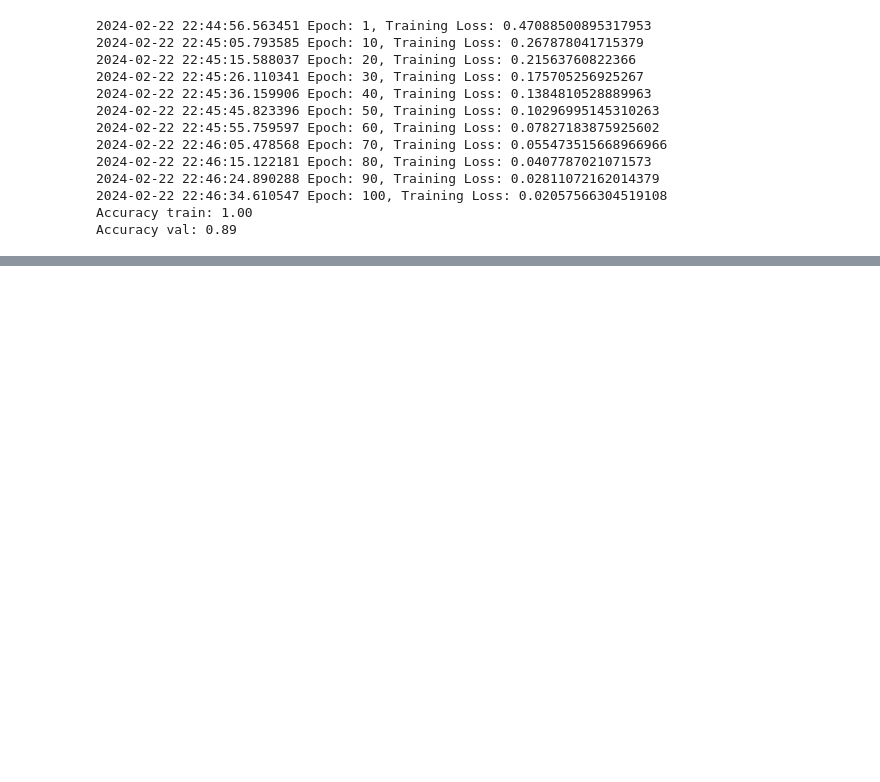
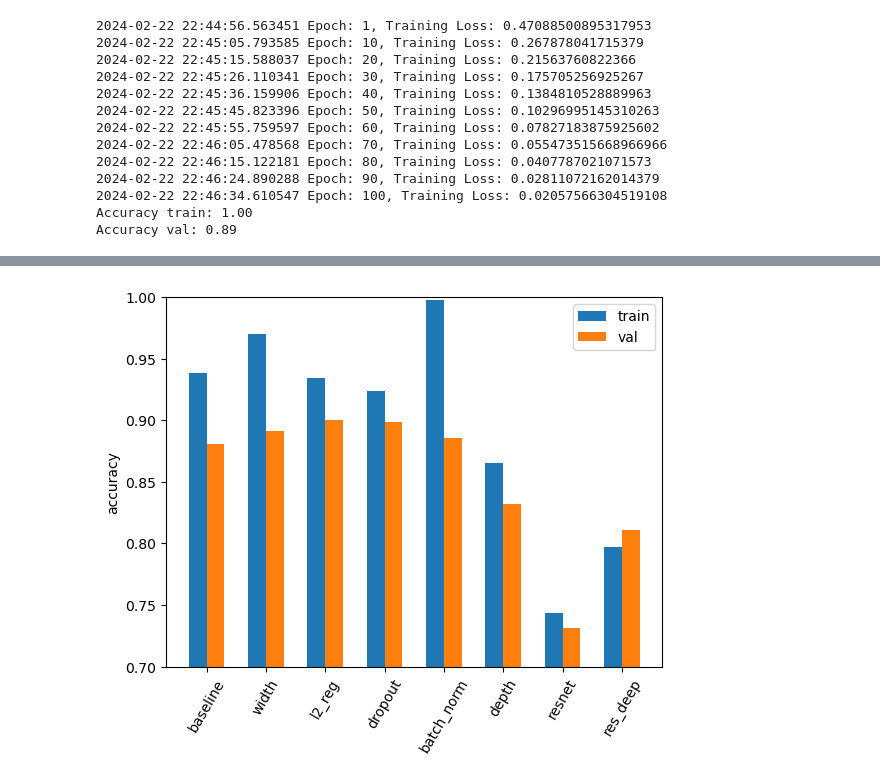
Before and after one commit to kamal-tanwar/dl-with-pytorch, a Jupyter notebook: p1ch8/convolution.ipynb, the cells around one changed output, grey strips where cells are left out. Drawn from its saved outputs; the diff is of its cells as text; code cells hidden in the pictures; blank space fills up the shorter version.

```diff
--- a/p1ch8/convolution.ipynb
+++ b/p1ch8/convolution.ipynb
@@ -559,0 +700,17 @@ Accuracy val: 0.89
+# %%
+model = NetResDeep(n_chl=32, n_blocks=100).to(device=device)
+optimizer = torch.optim.SGD(model.parameters(), lr=1e-2)
+loss_fn = nn.CrossEntropyLoss()
+
+
+model.train()
+training_loop(
+    100,
+    optimizer,
+    model,
+    loss_fn,
+    train_loader
+)
+
+model.eval()
+all_acc_dict['res_deep'] = validate(model, train_loader, val_loader)
@@ -559,0 +731,18 @@ Accuracy val: 0.89
+# %%
+import numpy as np
+
+trn_acc = [v['train'] for k, v in all_acc_dict.items()]
+val_acc = [v['val'] for k, v in all_acc_dict.items()]
+
+width =0.3
+plt.bar(np.arange(len(trn_acc)), trn_acc, width=width, label='train')
+plt.bar(np.arange(len(val_acc))+ width, val_acc, width=width, label='val')
+plt.xticks(np.arange(len(val_acc))+ width/2, list(all_acc_dict.keys()),
+           rotation=60)
+plt.ylabel('accuracy')
+plt.legend(loc='best')
+plt.ylim(0.7, 1)
+plt.savefig('accuracy_comparison.png', bbox_inches='tight')
+plt.show()
+# %% [output]
+[figure, added]
```
Also changed, not shown: parts of 7 cells of this notebook, 1 other file.
